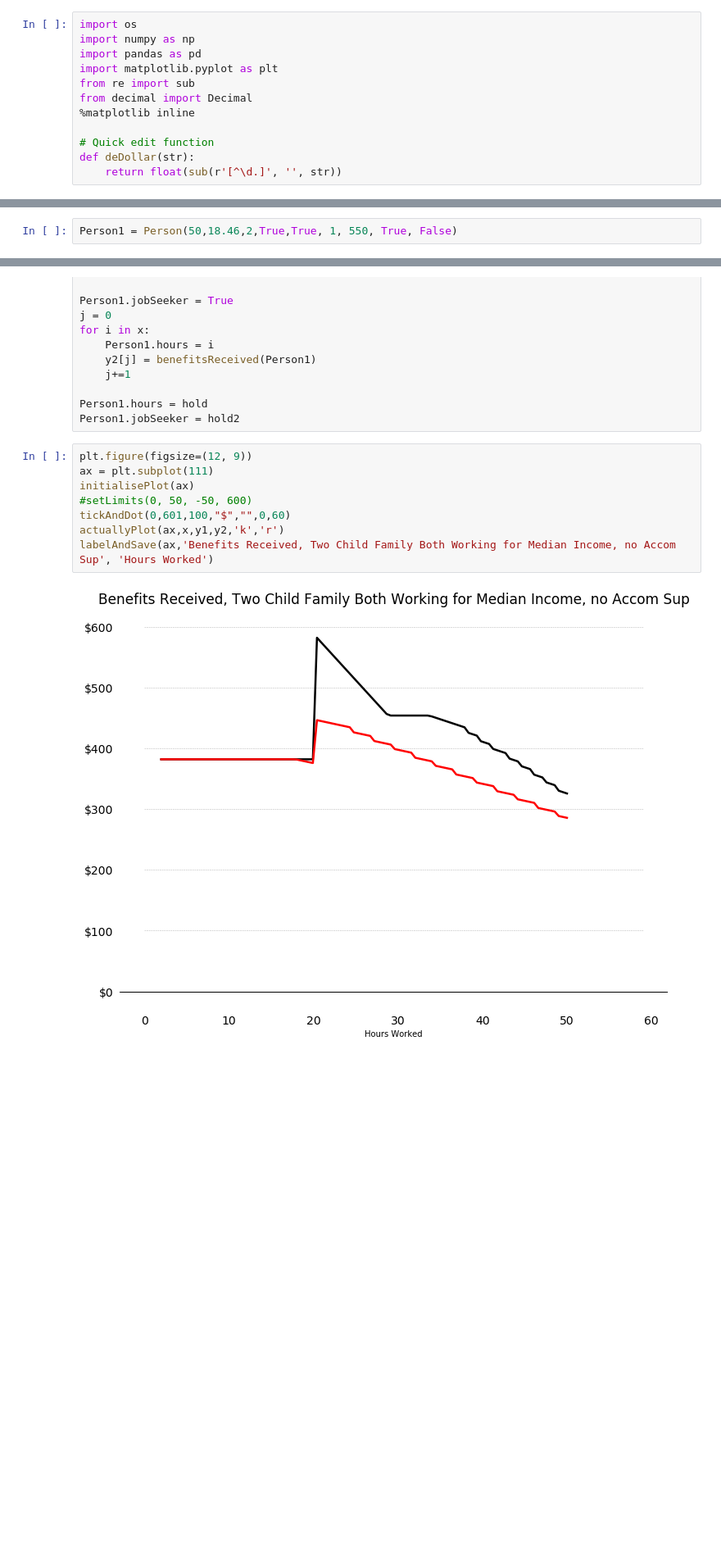
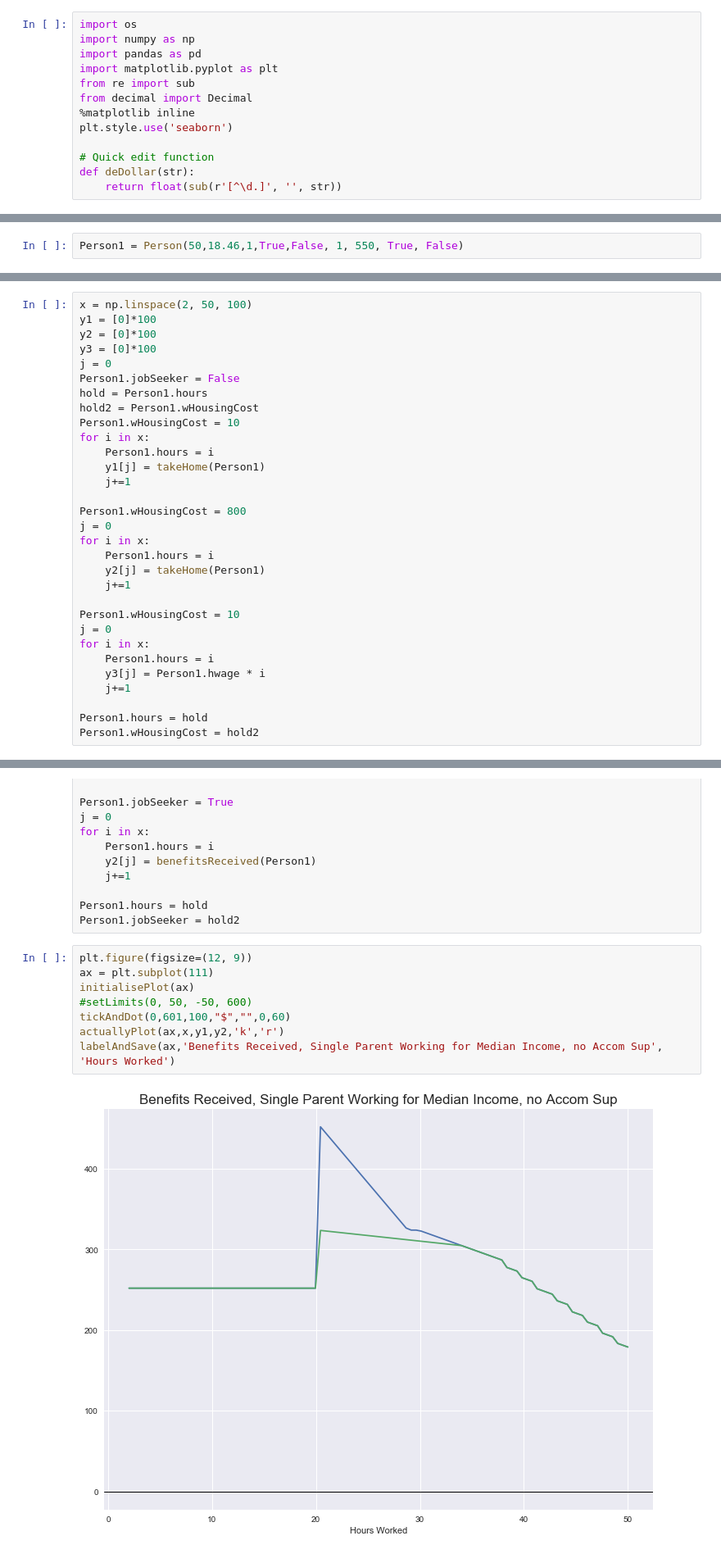
Before and after one commit to harryelworthy/Labour-Welfare-Work, a Jupyter notebook: WorkingForFamilies.ipynb, the cells around one changed output, grey strips where cells are left out. Shown at 82% size. Drawn from its saved outputs; the diff is of its cells as text; blank space fills up the shorter version.

```diff
--- a/WorkingForFamilies.ipynb
+++ b/WorkingForFamilies.ipynb
@@ -10,6 +10,7 @@ import matplotlib.pyplot as plt
 from re import sub
 from decimal import Decimal
 %matplotlib inline
+plt.style.use('seaborn')
 
 # Quick edit function
 def deDollar(str):
@@ -48,7 +49,7 @@ class Person:
         # Weekly After Tax Income
         return self.wibt()-self.taxOwed()
 # %%
-Person1 = Person(50,18.46,2,True,True, 1, 550, True, False)
+Person1 = Person(50,18.46,1,True,False, 1, 550, True, False)
 # %% [markdown]
 Next I create a tax function to easily calculate tax owed. I'm sure there is a much better, cleaner, easier way to do this. One thing I wanted to keep was an ability to quickly change both tax brackets and rates.
 # %%
@@ -360,0 +365,31 @@ labelAndSave(ax,'Take Home Income, Two Child Family Both Working for Median Inco
+# %%
+x = np.linspace(2, 50, 100)
+y1 = [0]*100
+y2 = [0]*100
+y3 = [0]*100
+j = 0
+Person1.jobSeeker = False
+hold = Person1.hours
+hold2 = Person1.wHousingCost
+Person1.wHousingCost = 10
+for i in x:
+    Person1.hours = i
+    y1[j] = takeHome(Person1)
+    j+=1
+
+Person1.wHousingCost = 800
+j = 0
+for i in x:
+    Person1.hours = i
+    y2[j] = takeHome(Person1)
+    j+=1
+
+Person1.wHousingCost = 10
+j = 0
+for i in x:
+    Person1.hours = i
+    y3[j] = Person1.hwage * i
+    j+=1
+
+Person1.hours = hold
+Person1.wHousingCost = hold2
@@ -383,13 +431,13 @@ Person1.jobSeeker = hold2
 # %%
 plt.figure(figsize=(12, 9))
 ax = plt.subplot(111)
 initialisePlot(ax)
 #setLimits(0, 50, -50, 600)
 tickAndDot(0,601,100,"$","",0,60)
 actuallyPlot(ax,x,y1,y2,'k','r')
-labelAndSave(ax,'Benefits Received, Two Child Family Both Working for Median Income, no Accom Sup', 'Hours Worked')
+labelAndSave(ax,'Benefits Received, Single Parent Working for Median Income, no Accom Sup', 'Hours Worked')
 # %% [output]
-[figure, old version]
+[figure, new version]
 # %%
 x = np.linspace(2, 50, 100)
 y1 = [0]*100
```
Also changed, not shown: parts of 14 cells of this notebook, 10 other files.
